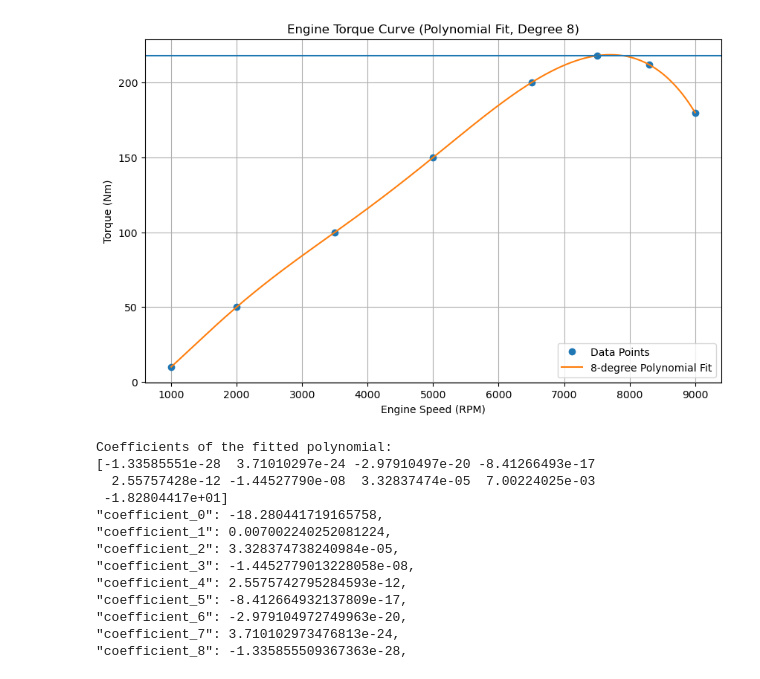
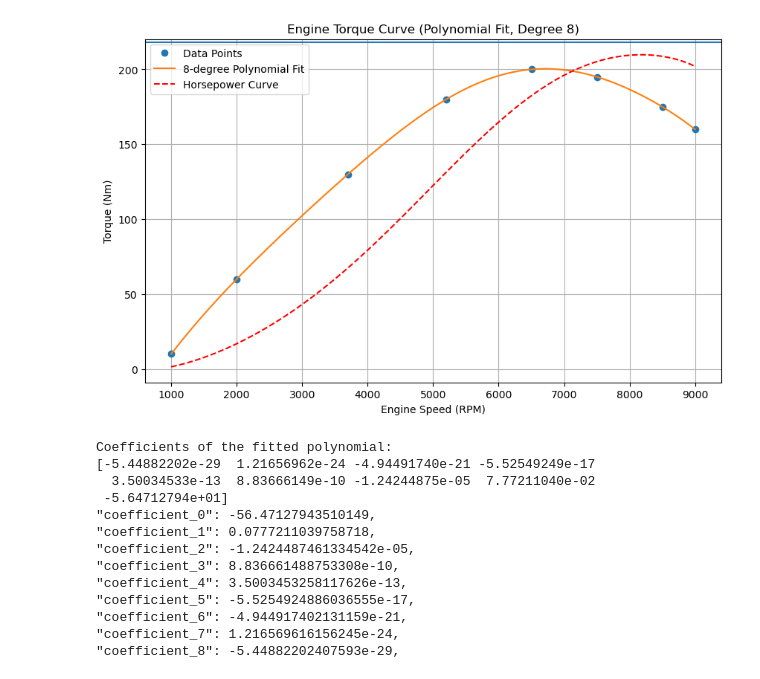
Before and after one commit to vougioukakis/car-acceleration-app, a Jupyter notebook: tools/torque_curve_generator.ipynb, the cells around one changed output. Saved outputs shown, nothing was run; the diff lists cells and outputs as text; code cells hidden in the pictures.

```diff
--- a/tools/torque_curve_generator.ipynb
+++ b/tools/torque_curve_generator.ipynb
@@ -5,13 +5,13 @@ import matplotlib.pyplot as plt
 # Given data points
 points = np.array([
     [1000, 10],
-    [2000, 50],
-    [3500, 100],
-    [5000, 150],
+    [2000, 60],
+    [3700, 130],
+    [5200, 180],
     [6500, 200],
-    [7500, 218],
-    [8300, 212],
-    [9000, 180]
+    [7500, 195],
+    [8500, 175],
+    [9000, 160]
 ])
 maxTq = 218
 rpm = points[:, 0]
@@ -20,44 +20,47 @@ torque = points[:, 1]
 # Fit a 7th-degree polynomial to the data
 degree = 8
 coefficients = np.polyfit(rpm, torque, degree)
 
 # Create the polynomial function using the coefficients
 polynomial = np.poly1d(coefficients)
 
 # Generate smooth RPM values for plotting the polynomial
 rpm_smooth = np.linspace(rpm.min(), rpm.max(), 500)
 torque_smooth = polynomial(rpm_smooth)
 
 # Plot the data and the fitted polynomial curve
 plt.figure(figsize=(10, 6))
 plt.plot(rpm, torque, 'o', label="Data Points")
 plt.plot(rpm_smooth, torque_smooth, '-', label=f"{degree}-degree Polynomial Fit")
+hp_smooth = (torque_smooth * rpm_smooth) / 7127
+plt.plot(rpm_smooth, hp_smooth, '--', label="Horsepower Curve", color="red")
+
 plt.axhline(maxTq)  # Assuming the maximum torque is the maximum value in the dataset
 plt.xlabel("Engine Speed (RPM)")
 plt.ylabel("Torque (Nm)")
 plt.title(f"Engine Torque Curve (Polynomial Fit, Degree {degree})")
 plt.legend()
 plt.grid(True)
 plt.show()
 
 # Print the polynomial coefficients
 print("Coefficients of the fitted polynomial:")
 print(coefficients)
 
 for i in range(len(coefficients)):
     print(f'"coefficient_{i}": {coefficients[len(coefficients)-i-1]},')
 # %% [output]
-[figure, old version]
+[figure, new version]
 Coefficients of the fitted polynomial:
-[-1.33585551e-28  3.71010297e-24 -2.97910497e-20 -8.41266493e-17
-  2.55757428e-12 -1.44527790e-08  3.32837474e-05  7.00224025e-03
- -1.82804417e+01]
-"coefficient_0": -18.280441719165758,
-"coefficient_1": 0.007002240252081224,
-"coefficient_2": 3.328374738240984e-05,
-"coefficient_3": -1.4452779013228058e-08,
-"coefficient_4": 2.5575742795284593e-12,
-"coefficient_5": -8.412664932137809e-17,
-"coefficient_6": -2.979104972749963e-20,
-"coefficient_7": 3.710102973476813e-24,
-"coefficient_8": -1.335855509367363e-28,
+[-5.44882202e-29  1.21656962e-24 -4.94491740e-21 -5.52549249e-17
+  3.50034533e-13  8.83666149e-10 -1.24244875e-05  7.77211040e-02
+ -5.64712794e+01]
+"coefficient_0": -56.47127943510149,
+"coefficient_1": 0.0777211039758718,
+"coefficient_2": -1.2424487461334542e-05,
+"coefficient_3": 8.836661488753308e-10,
+"coefficient_4": 3.5003453258117626e-13,
+"coefficient_5": -5.5254924886036555e-17,
+"coefficient_6": -4.944917402131159e-21,
+"coefficient_7": 1.216569616156245e-24,
+"coefficient_8": -5.44882202407593e-29,
```
Also changed, not shown: 7 other files.
